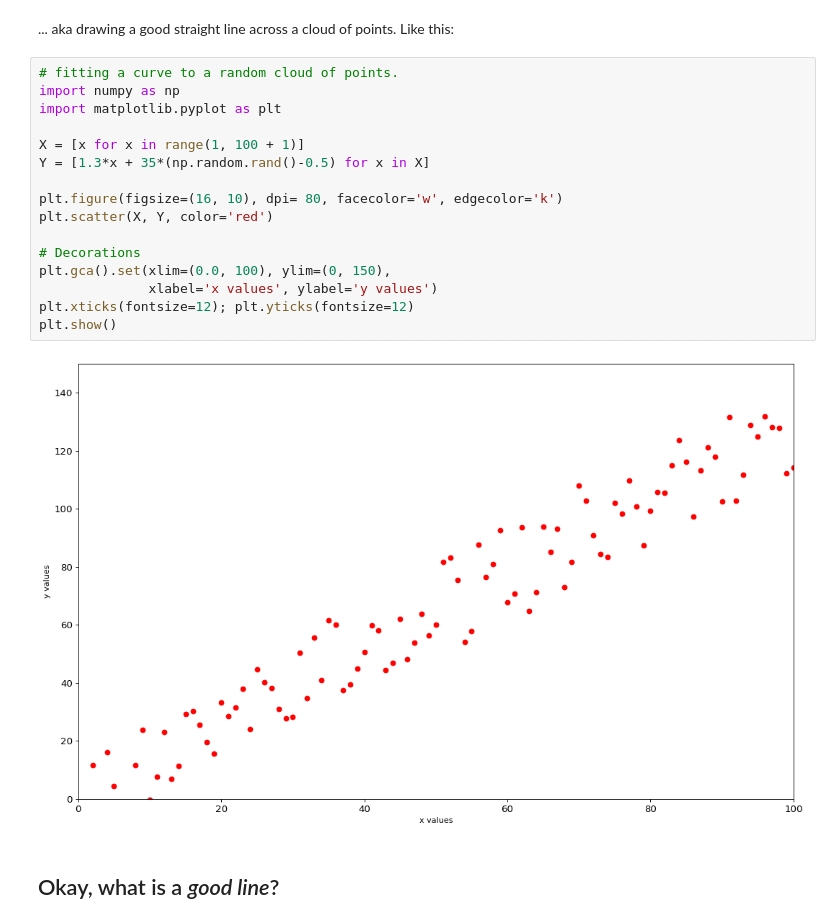
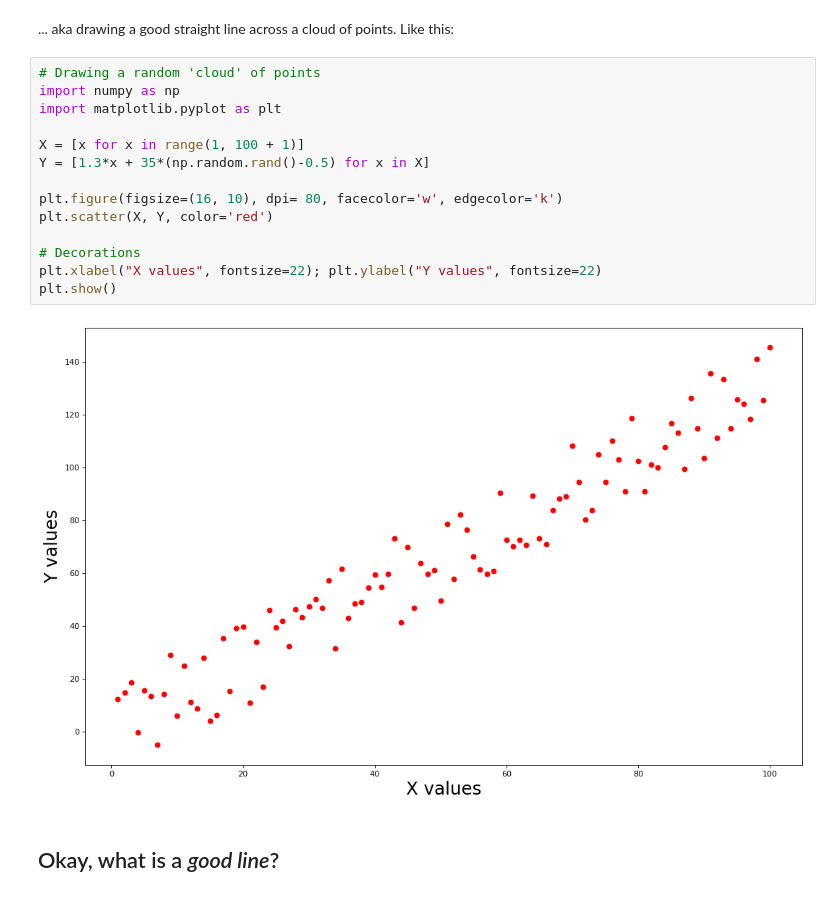
Before and after one commit to alex-bochkarev/ML-SMTB-2022, a Jupyter notebook: T1-linear-reg.ipynb, the cells around one changed output. Cells and saved outputs as stored; diff of their text form.

```diff
--- a/T1-linear-reg.ipynb
+++ b/T1-linear-reg.ipynb
@@ -17,23 +25,21 @@ Let us start with something really simple, such as...
 # %% [markdown]
 ... aka drawing a good straight line across a cloud of points. Like this:
 # %%
-# fitting a curve to a random cloud of points.
+# Drawing a random 'cloud' of points
 import numpy as np
 import matplotlib.pyplot as plt
 
 X = [x for x in range(1, 100 + 1)]
 Y = [1.3*x + 35*(np.random.rand()-0.5) for x in X]
 
 plt.figure(figsize=(16, 10), dpi= 80, facecolor='w', edgecolor='k')
 plt.scatter(X, Y, color='red')
 
 # Decorations
-plt.gca().set(xlim=(0.0, 100), ylim=(0, 150),
-              xlabel='x values', ylabel='y values')
-plt.xticks(fontsize=12); plt.yticks(fontsize=12)
+plt.xlabel("X values", fontsize=22); plt.ylabel("Y values", fontsize=22)
 plt.show()
 # %% [output]
-[figure, old version]
+[figure, new version]
 # %% [markdown]
 ## Okay, what is a *good line*?
 # %% [markdown]
```
Also changed, not shown: parts of 17 cells of this notebook, 4 other files.
